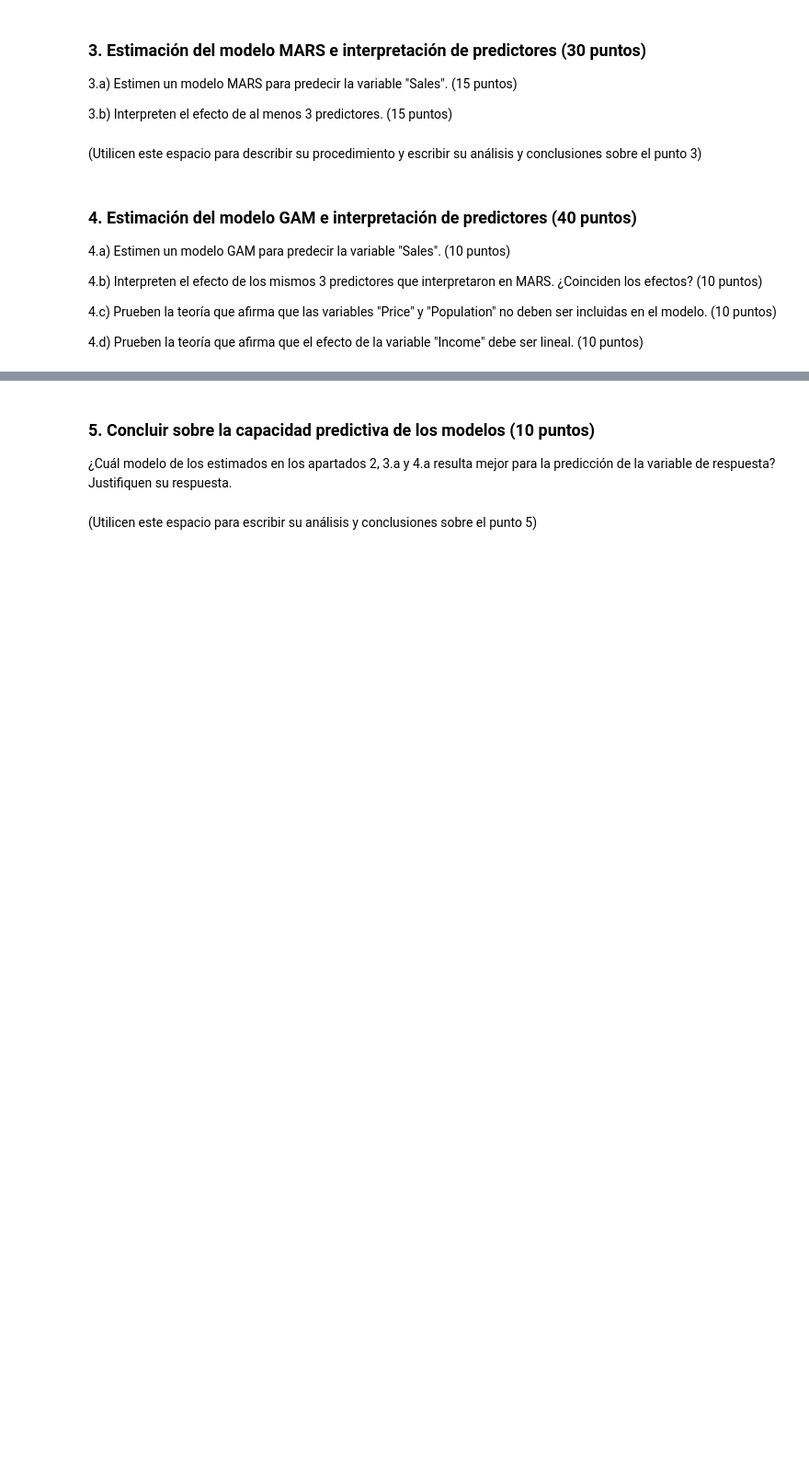
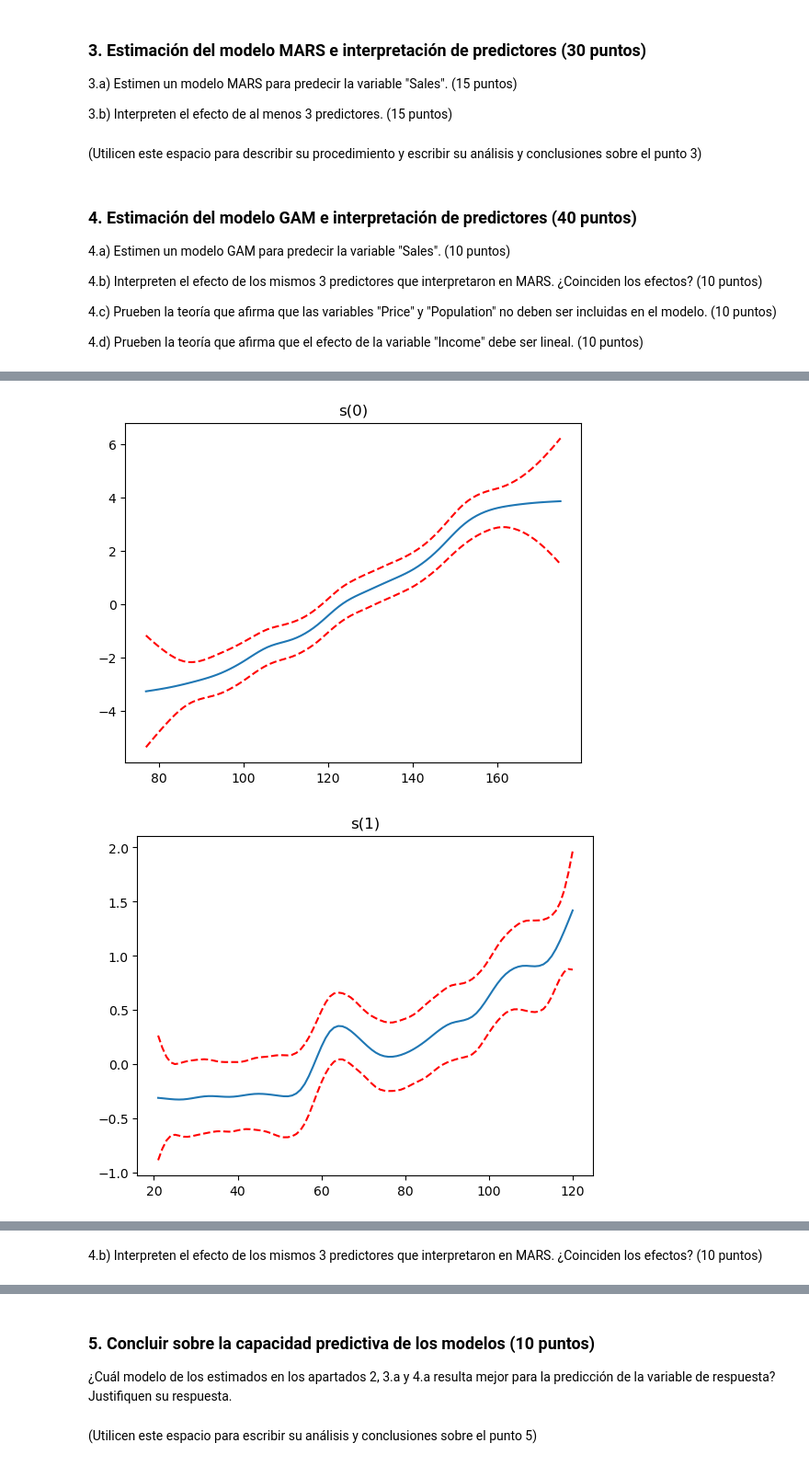
Before and after one commit to carrasquintero/Entrega_ETL, a Jupyter notebook: ML/Caso implementación de modelos no lineales aditivos en un problema de regresión.ipynb, the cells around one changed output, grey strips where cells are left out. Shown at 92% size. Saved outputs shown, nothing was run; the diff lists cells and outputs as text; code cells hidden in the pictures; blank space fills up the shorter version.

```diff
--- a/ML/Caso implementación de modelos no lineales aditivos en un problema de regresión.ipynb
+++ b/ML/Caso implementación de modelos no lineales aditivos en un problema de regresión.ipynb
@@ -294,3 +294,6 @@ efectos? (10 puntos)
 4.d) Prueben la teoría que afirma que el efecto de la variable "Income" debe ser lineal. (10 puntos)
 # %%
 #### Utilicen este espacio para escribir los códigos del procedimiento del punto 4 ####
+Y = pd.DataFrame(Carseats['Sales'])
+X = pd.DataFrame(Carseats.drop(columns=['Sales']))
+Y
@@ -298,0 +314,3 @@ efectos? (10 puntos)
+# %%
+gam=LinearGAM().fit(X=X, y=Y)  #Esimación modelo GAM para regresión sin calibrar
+gam.summary()
@@ -298,0 +368,16 @@ efectos? (10 puntos)
+# %%
+for i, term in enumerate(gam.terms):
+    if term.isintercept:
+        continue
+
+    XX = gam.generate_X_grid(term=i)
+    pdep, confi = gam.partial_dependence(term=i, X=XX, width=0.95)
+
+    plt.figure()
+    plt.plot(XX[:, term.feature], pdep)
+    plt.plot(XX[:, term.feature], confi, c='r', ls='--')
+    plt.title(repr(term))
+    plt.show()
+# %% [output]
+[figure, added]
+[figure, added]
@@ -298,0 +396,3 @@ efectos? (10 puntos)
+# %% [markdown]
+4.b) Interpreten el efecto de los mismos 3 predictores que interpretaron en MARS. ¿Coinciden los
+efectos? (10 puntos)
```
Also changed, not shown: parts of 18 cells of this notebook.
